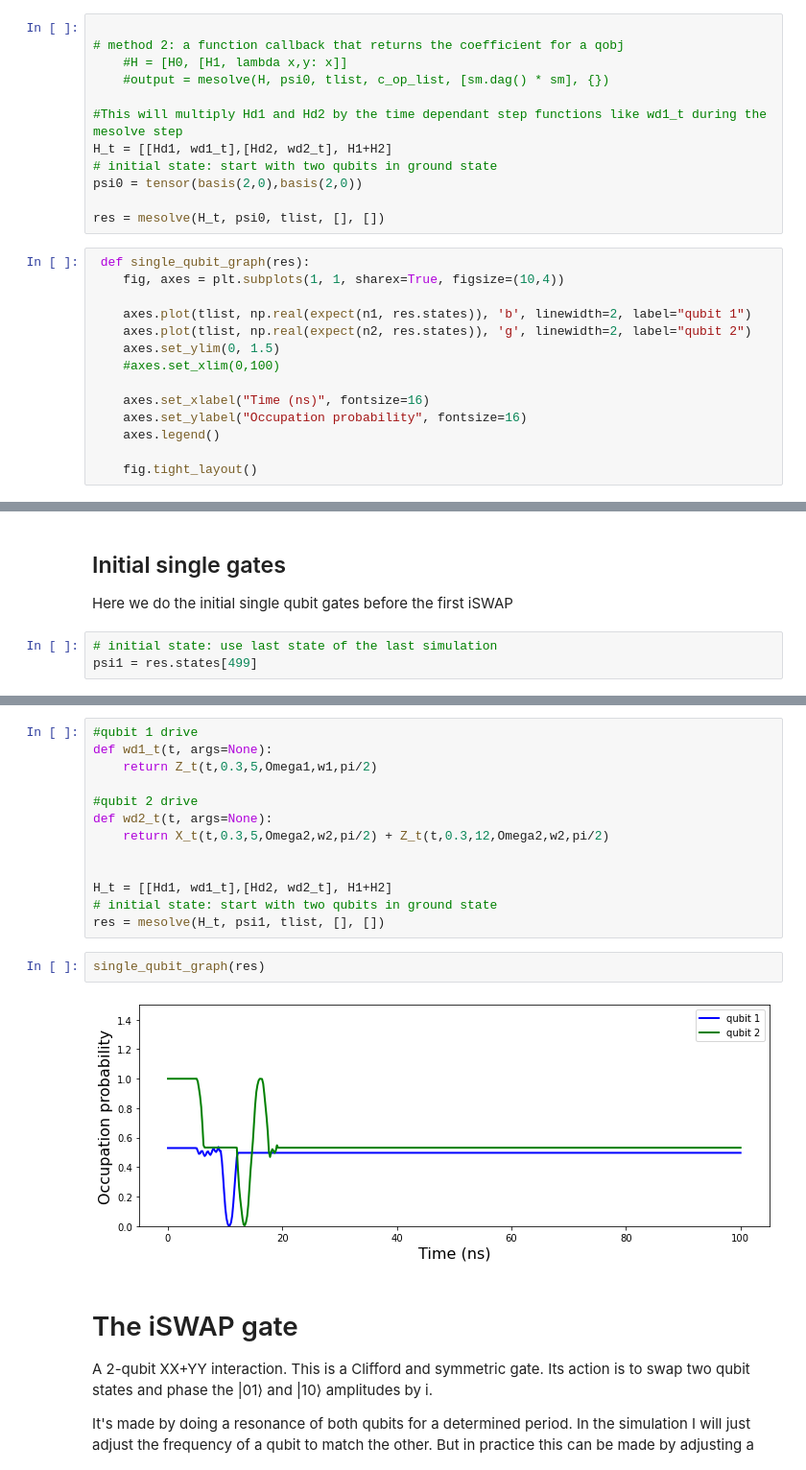
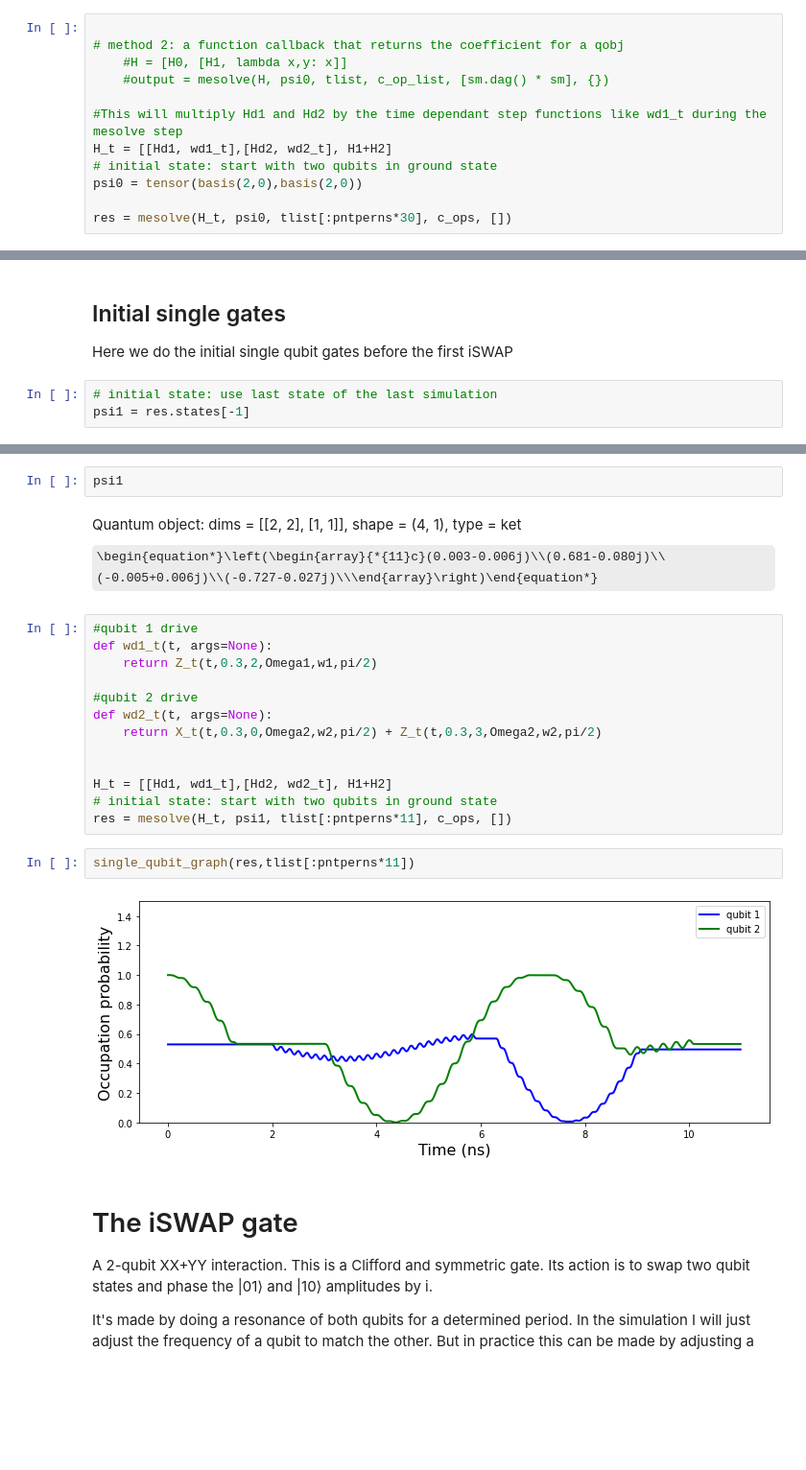
Before and after one commit to Danielgb23/ic-superconductor-qubit, a Jupyter notebook: 2-qubit-gates.ipynb, the cells around one changed output, grey strips where cells are left out. Shown at 96% size. Cells and saved outputs as stored; diff of their text form; some formulas as TeX source; blank space fills up the shorter version.

```diff
--- a/2-qubit-gates.ipynb
+++ b/2-qubit-gates.ipynb
@@ -224,19 +255,5 @@ H_t = [[Hd1, wd1_t],[Hd2, wd2_t], H1+H2]
 # initial state: start with two qubits in ground state
 psi0 = tensor(basis(2,0),basis(2,0))
 
-res = mesolve(H_t, psi0, tlist, [], [])
+res = mesolve(H_t, psi0, tlist[:pntperns*30], c_ops, [])
-# %%
- def single_qubit_graph(res):
-    fig, axes = plt.subplots(1, 1, sharex=True, figsize=(10,4))
-
-    axes.plot(tlist, np.real(expect(n1, res.states)), 'b', linewidth=2, label="qubit 1")
-    axes.plot(tlist, np.real(expect(n2, res.states)), 'g', linewidth=2, label="qubit 2")
-    axes.set_ylim(0, 1.5)
-    #axes.set_xlim(0,100)
-
-    axes.set_xlabel("Time (ns)", fontsize=16)
-    axes.set_ylabel("Occupation probability", fontsize=16)
-    axes.legend()
-
-    fig.tight_layout()
 # %%
@@ -298,4 +319,4 @@ Image(filename='images/notebook-cnot.png')
 Here we do the initial single qubit gates before the first iSWAP
 # %%
 # initial state: use last state of the last simulation
-psi1 = res.states[499]
+psi1 = res.states[-1]
@@ -306,20 +323,24 @@ Quantum object: dims = [[2, 2], [1, 1]], shape = (4, 1), type = ket\begin{equati
+# %%
+psi1
+# %% [output]
+Quantum object: dims = [[2, 2], [1, 1]], shape = (4, 1), type = ket\begin{equation*}\left(\begin{array}{*{11}c}(0.003-0.006j)\\(0.681-0.080j)\\(-0.005+0.006j)\\(-0.727-0.027j)\\\end{array}\right)\end{equation*}
 # %%
 #qubit 1 drive
 def wd1_t(t, args=None):
-    return Z_t(t,0.3,5,Omega1,w1,pi/2)
+    return Z_t(t,0.3,2,Omega1,w1,pi/2)
 
 #qubit 2 drive
 def wd2_t(t, args=None):
-    return X_t(t,0.3,5,Omega2,w2,pi/2) + Z_t(t,0.3,12,Omega2,w2,pi/2)
+    return X_t(t,0.3,0,Omega2,w2,pi/2) + Z_t(t,0.3,3,Omega2,w2,pi/2)
 
 
 H_t = [[Hd1, wd1_t],[Hd2, wd2_t], H1+H2]
 # initial state: start with two qubits in ground state
-res = mesolve(H_t, psi1, tlist, [], [])
+res = mesolve(H_t, psi1, tlist[:pntperns*11], c_ops, [])
 # %%
-single_qubit_graph(res)
+single_qubit_graph(res,tlist[:pntperns*11])
 # %% [output]
-[figure, old version]
+[figure, new version]
 # %% [markdown]
 # The iSWAP gate
 A 2-qubit XX+YY interaction. This is a Clifford and symmetric gate. Its action is to swap two qubit states and phase the |01⟩ and |10⟩ amplitudes by i.
```
Also changed, not shown: parts of 40 cells of this notebook.
